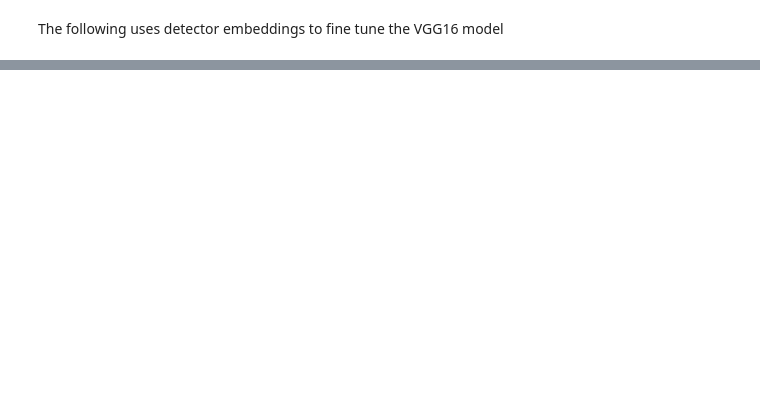
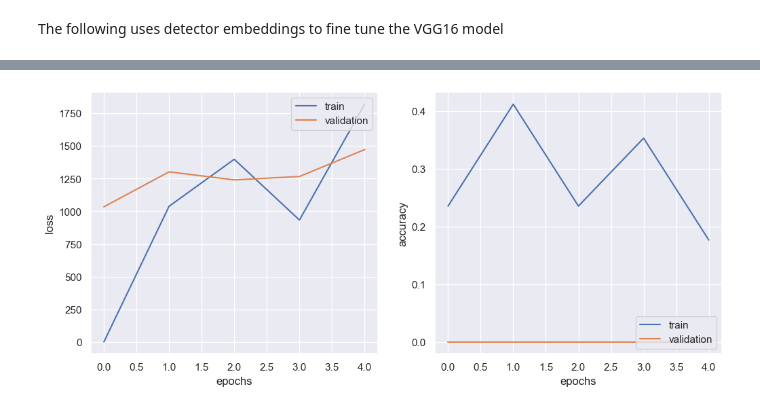
Before and after one commit to isevr/TVEmotion, a Jupyter notebook: final.ipynb, the cells around one changed output, grey strips where cells are left out. Cells and saved outputs as stored; diff of their text form; code cells hidden in the pictures; blank space fills up the shorter version.

```diff
--- a/final.ipynb
+++ b/final.ipynb
@@ -395,5 +472,5 @@ Text: Oh! I thought you guys got married in uh, January?, Predicted emotion: neu
 
 text_embeddings_model = tf.keras.Model(inputs=text_pred_model.input, outputs=bert_outputs.last_hidden_state)
 
-text_embeddings = text_embeddings_model.predict(train_inputs)
+text_embeddings = text_embeddings_model.predict(val_inputs)
 # %% [output]
@@ -408,4 +485,5 @@ for i in range(len(df)):
 df['concat'] = con_ten
 # %%
 fusion_data = np.squeeze(np.array([con_ten]))
-fusion_data
+fusion_train = fusion_data[:split_size]
+fusion_val = fusion_data[split_size:]
@@ -436,5 +503,5 @@ fusion_model.add(Dense(len(df.Emotion.unique()), activation='softmax'))
 
 fusion_model.compile(optimizer='adam',loss='categorical_crossentropy',metrics=['accuracy'])
 
-fusion_model.fit(fusion_data,labels)
+fusion_model_history = fusion_model.fit(fusion_train,labels_train,epochs=5,validation_data=(fusion_val,labels_val))
 # %% [output]
@@ -443 +518,22 @@ fusion_model.fit(fusion_data,labels)
+# %%
+plt.figure(figsize=(12,5))
+plt.subplot(1,2,1)
+plt.plot(fusion_model_history.history['loss'])
+plt.plot(fusion_model_history.history['val_loss'])
+# plt.xticks([i for i in range(0,20)])
+plt.xlabel('epochs')
+plt.ylabel('loss')
+plt.legend(['train','validation'],loc='upper right')
+
+plt.subplot(1,2,2)
+plt.plot(fusion_model_history.history['accuracy'])
+plt.plot(fusion_model_history.history['val_accuracy'])
+plt.xlabel('epochs')
+plt.ylabel('accuracy')
+plt.legend(['train','validation'],loc='lower right')
+# plt.xticks([i for i in range(0,20)])
+
+plt.show()
+# %% [output]
+[figure, added]
 # %%
```
Also changed, not shown: parts of 21 cells of this notebook, 1 other file.
